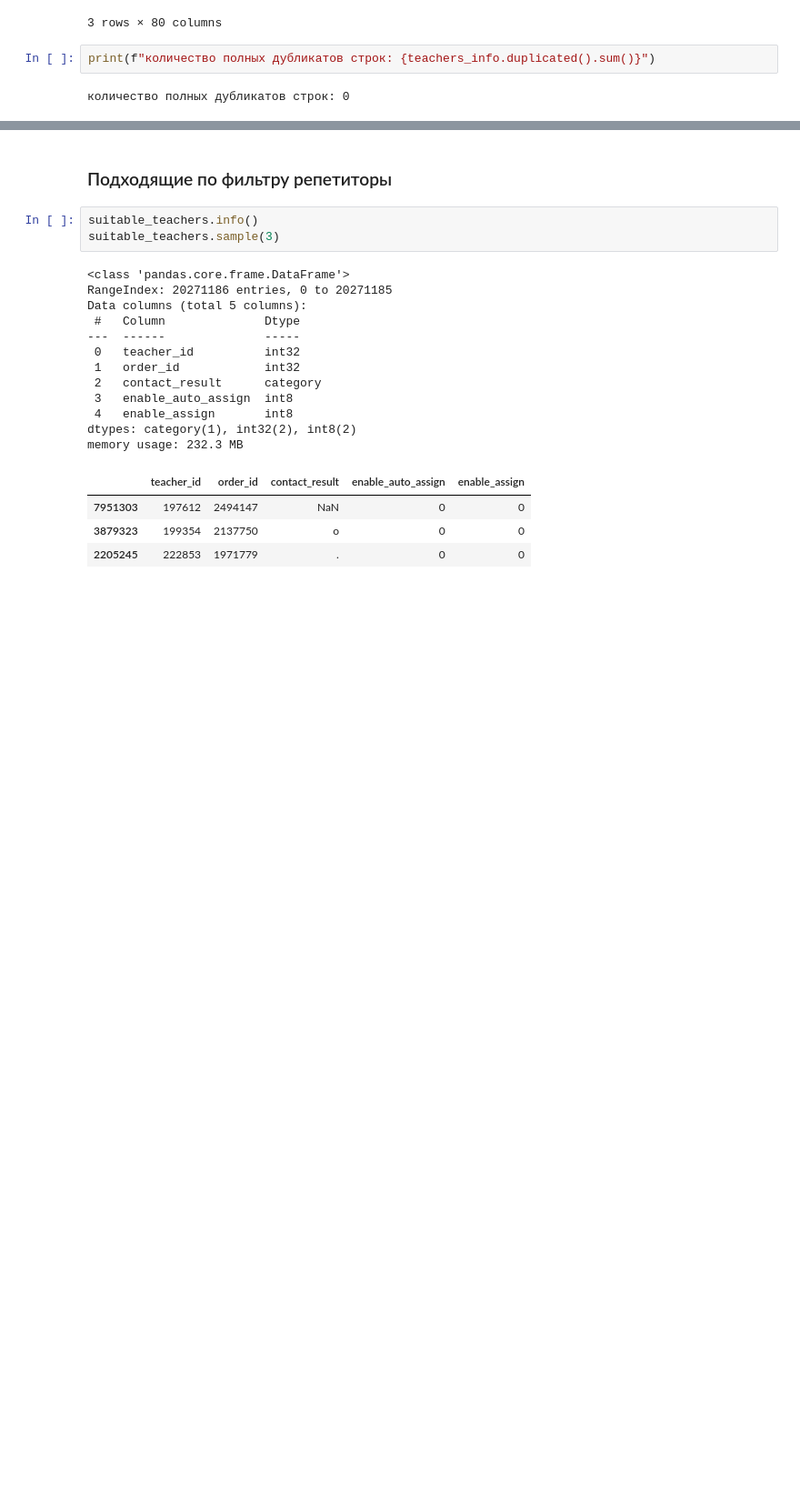
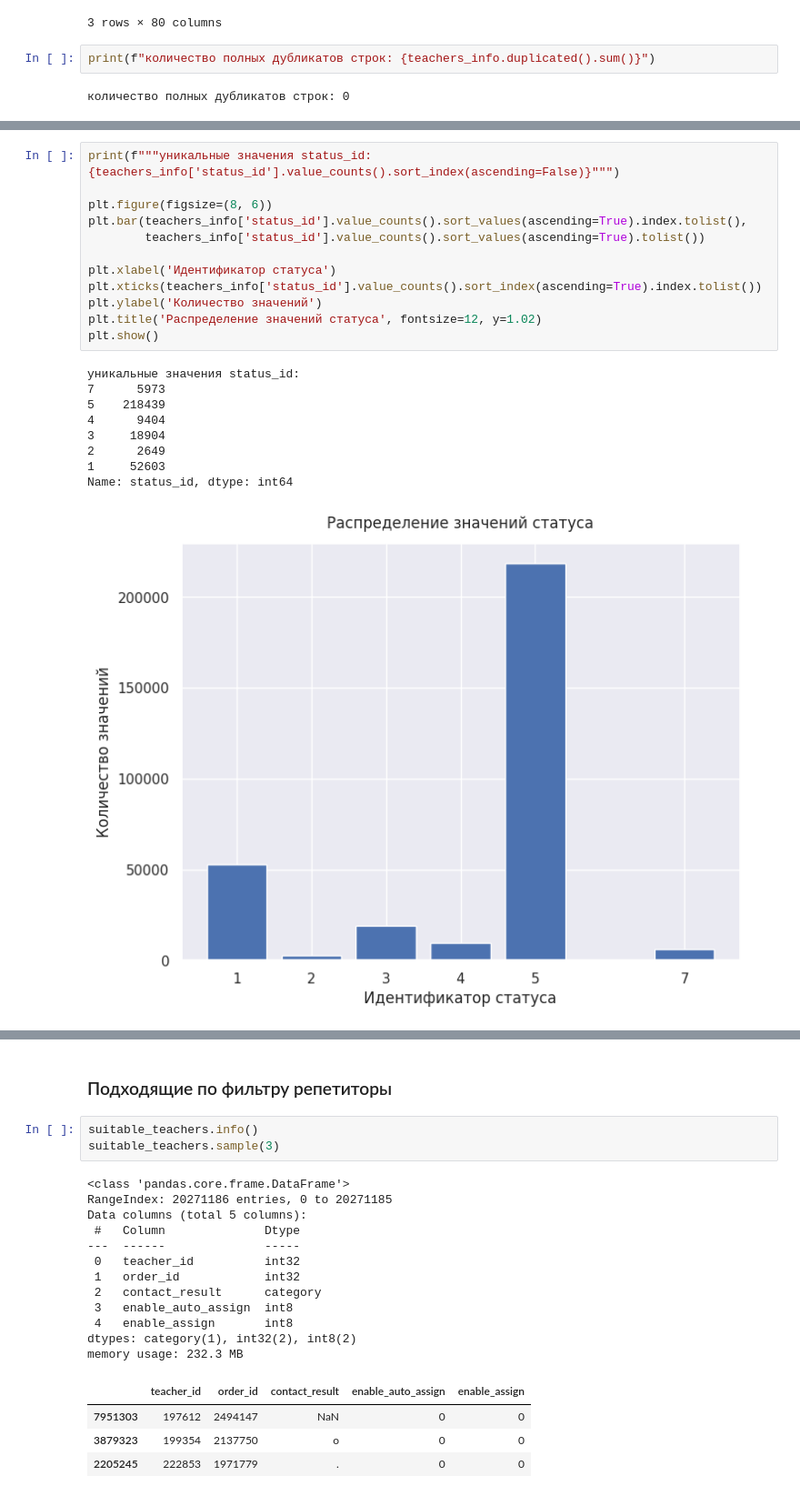
Before and after one commit to denis-42ds/classification_of_payment_requests, a Jupyter notebook: classification_of_payment_requests.ipynb, the cells around one changed output, grey strips where cells are left out. Shown at 91% size. Cells and saved outputs as stored; diff of their text form; blank space fills up the shorter version.

```diff
--- a/classification_of_payment_requests.ipynb
+++ b/classification_of_payment_requests.ipynb
@@ -899,0 +964,23 @@ print(f"количество полных дубликатов строк: {teac
+# %%
+print(f"""уникальные значения status_id:
+{teachers_info['status_id'].value_counts().sort_index(ascending=False)}""")
+
+plt.figure(figsize=(8, 6))
+plt.bar(teachers_info['status_id'].value_counts().sort_values(ascending=True).index.tolist(),
+        teachers_info['status_id'].value_counts().sort_values(ascending=True).tolist())
+
+plt.xlabel('Идентификатор статуса')
+plt.xticks(teachers_info['status_id'].value_counts().sort_index(ascending=True).index.tolist())
+plt.ylabel('Количество значений')
+plt.title('Распределение значений статуса', fontsize=12, y=1.02)
+plt.show()
+# %% [output]
+уникальные значения status_id:
+7      5973
+5    218439
+4      9404
+3     18904
+2      2649
+1     52603
+Name: status_id, dtype: int64
+[figure, added]
```
Also changed, not shown: parts of 40 cells of this notebook.
